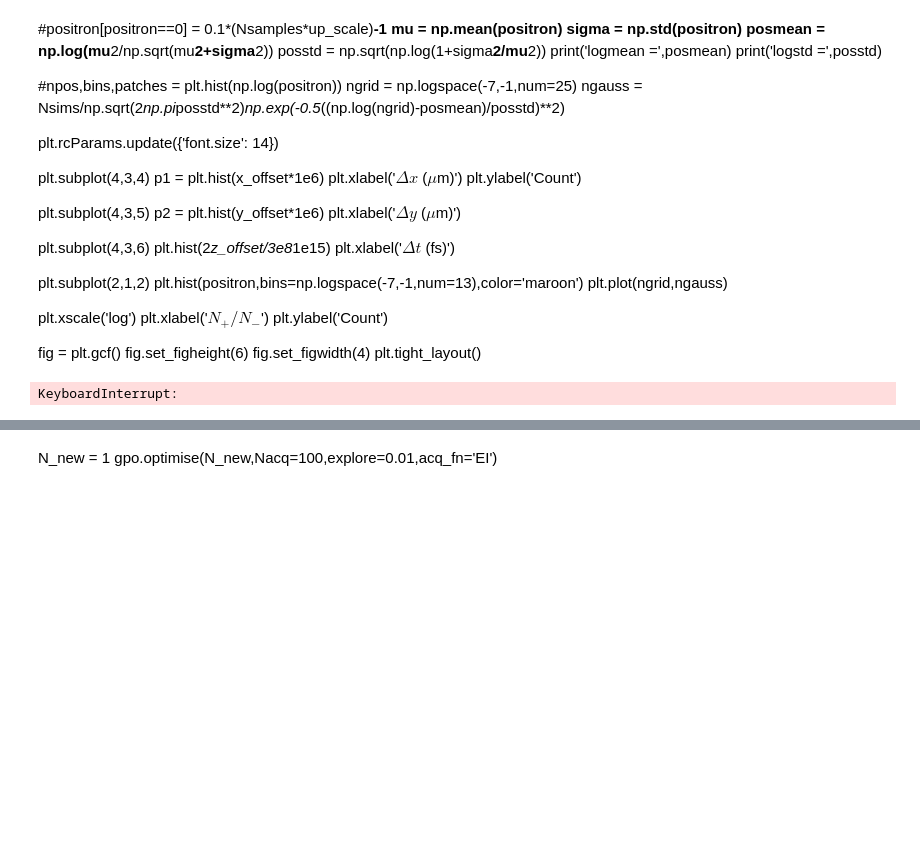
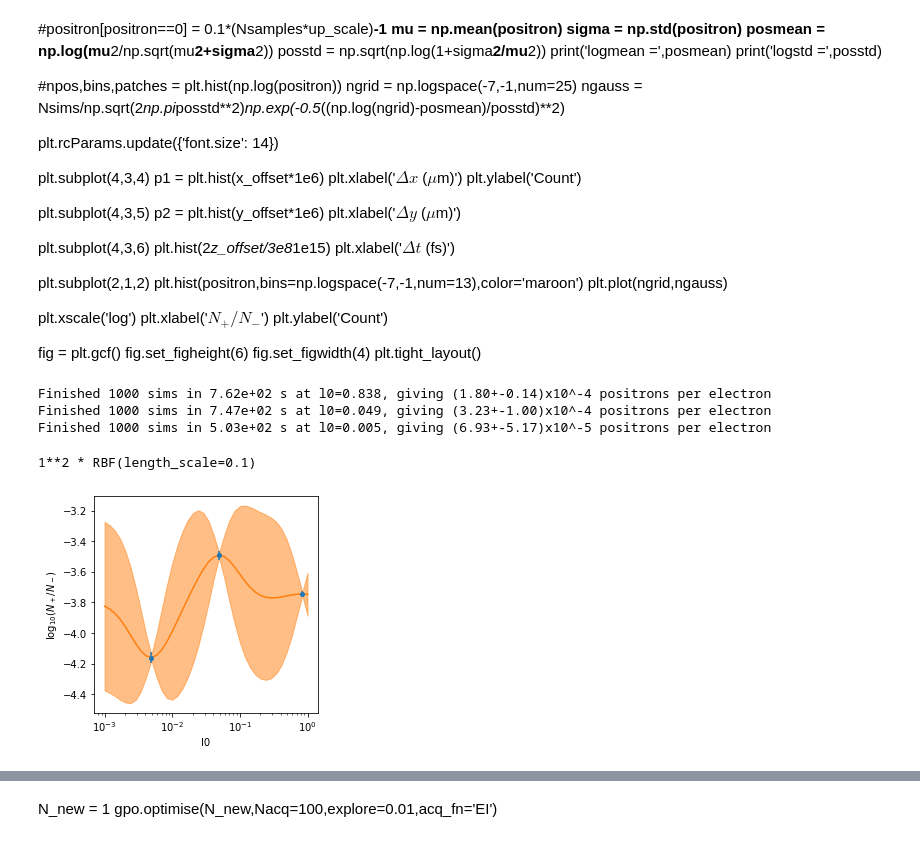
Before and after one commit to ChrisArran/gp_optimise, a Jupyter notebook: gp_test_MC.ipynb, the cells around one changed output, grey strips where cells are left out. Cells and saved outputs as stored; diff of their text form; code cells hidden in the pictures; blank space fills up the shorter version.

```diff
--- a/gp_test_MC.ipynb
+++ b/gp_test_MC.ipynb
@@ -12,13 +12,14 @@ importlib.reload(gp_optimise)
 # %%
 # Sim parameters
 Npoints = 10
-Nsims = 100
+Nsims = 1000
 up_scale = 1e3
-Nsamples = 1e3
+Nsamples = 1000
 # %%
 # Expt parameters
 Etot = 100 # J
-gamma0 = 10e9/0.511e6 # for 10 J
+gamma0 = 1e9/0.511e6 # for 10 J
+E0 = 10 # 10 J
 gamma_spread = 0.1
 
 # Best compression
@@ -27,7 +28,7 @@ waist0 = 2*1.22*0.8 # microns
 
 # Random jitter
 t_std = 25e-15
-r_std = 10e-6
+r_std = 40e-6 #10e-6
 
 # Electron energy scaling
 gscale = 1
@@ -51,10 +52,10 @@ def estimate_positrons(params): # params = [Energy split]
     t0 = time.time()
     positron = np.zeros((Nsims))
     for i in range(Nsims):
-        #gamma = gamma0*((1-params[0])*Etot/100)**gscale
+        #gamma = gamma0*((1-params[0])*Etot/10)**gscale
         #positron[i] = sim_positrons_angle(a0*np.sqrt(params[0]), gamma, gamma_spread*gamma, angle=15,
-                            #z_offset=z_offset[i], x_offset=x_offset[i], y_offset=y_offset[i],l0=0.0,
-        gamma = gamma0*((1-0.25)*Etot/100)**gscale
+        #                    z_offset=z_offset[i], x_offset=x_offset[i], y_offset=y_offset[i],l0=0.0,
+        gamma = gamma0*((1-0.25)*Etot/E0)**gscale
         positron[i] = sim_positrons_angle(a0*np.sqrt(0.25), gamma, gamma_spread*gamma, angle=15,
                             z_offset=z_offset[i], x_offset=x_offset[i], y_offset=y_offset[i],l0=params[0],
                             duration_fwhm = duration0*1e-15, waist_fwhm = waist0*1e-6,
@@ -62,7 +63,7 @@ def estimate_positrons(params): # params = [Energy split]
 
     mu = np.mean(positron)
     sigma = np.std(positron)
-    if mu<=0:
+    if (not mu>0):
         mu = 1.0/(Nsamples*up_scale)**2
         sigma = 1.0/(Nsamples*up_scale)**1.5
 
@@ -70,22 +71,33 @@ def estimate_positrons(params): # params = [Energy split]
     t1 = time.time()
     print("Finished %0i sims in %0.2e s at %s=%0.3f, giving (%0.2f+-%0.2f)x10^%0i positrons per electron"
           % (Nsims,t1-t0,dims[0]['name'],params[0],mu/10**exponent,sigma/np.sqrt(Nsims)/10**exponent,exponent))
-    logmu = np.log(mu**2/np.sqrt(mu**2+sigma**2))
-    logsigma = np.sqrt(np.log(1+sigma**2/mu**2)/Nsims)
+    #logmu = np.log(mu**2/np.sqrt(mu**2+sigma**2))
+    logmu = np.log10(mu)
+    logsigma = np.sqrt(np.log(1+sigma**2/mu**2)/Nsims)/np.log(10)
 
     return logmu,logsigma
 
 def estimate_rr(params): # params = [Energy split]
+    t0 = time.time()
 
+    gamma = gamma0*((1-params[0])*Etot/10)**gscale
     rr = np.zeros(Nsims)
     for i in range(Nsims):
-        gamma = gamma0*((1-params[0])*Etot/10)**gscale
         rr[i] = sim_rr_angle(a0*np.sqrt(params[0]), gamma, gamma_spread*gamma, angle=15,
                             z_offset=z_offset[i], x_offset=x_offset[i], y_offset=y_offset[i],
                             duration_fwhm = duration0*1e-15, waist_fwhm = waist0*1e-6,
                             Nsamples=Nsamples, up_scale=up_scale, model="Quantum")
+        if(np.isnan(rr[i])):
+            rr[i] = 0
 
-    return np.mean(rr),np.std(rr)
+    mu = np.nanmean(rr*gamma*0.511e-3)
+    sigma = np.nanstd(rr*gamma*0.511e-3)/np.sqrt(Nsims)
+
+    t1 = time.time()
+    print("Finished %0i sims in %0.2e s at %s=%0.2f, giving %0.3f+-%0.3f GeV in radiation per electron"
+          % (Nsims,t1-t0,dims[0]['name'],params[0],mu,sigma))
+
+    return mu,sigma
 # %% [markdown]
 params = [0.25]
 
@@ -157,4 +169,6 @@ gpo = gp_optimise.Gp_optimise(estimate_positrons,dims,kernel)
 # %%
 gpo.initialise(Ninitial=3)
 # %% [output]
-KeyboardInterrupt:
+Finished 1000 sims in 7.62e+02 s at l0=0.838, giving (1.80+-0.14)x10^-4 positrons per electron
+Finished 1000 sims in 7.47e+02 s at l0=0.049, giving (3.23+-1.00)x10^-4 positrons per electron
+Finished 1000 sims in 5.03e+02 s at l0=0.005, giving (6.93+-5.17)x10^-5 positrons per electron
@@ -172 +175,9 @@ gpo.gaussian_process.kernel_
+# %%
+gpo.mean_slices_plot(40)
+plt.ylabel('log$_{10}(N_+/N_-)$')
+#plt.ylabel('$E_\gamma/N_e$ (GeV/electron)')
+gpo.gaussian_process.kernel_
+# %% [output]
+1**2 * RBF(length_scale=0.1)
+[figure, added]
 # %%
```
Also changed, not shown: parts of 6 cells of this notebook.
